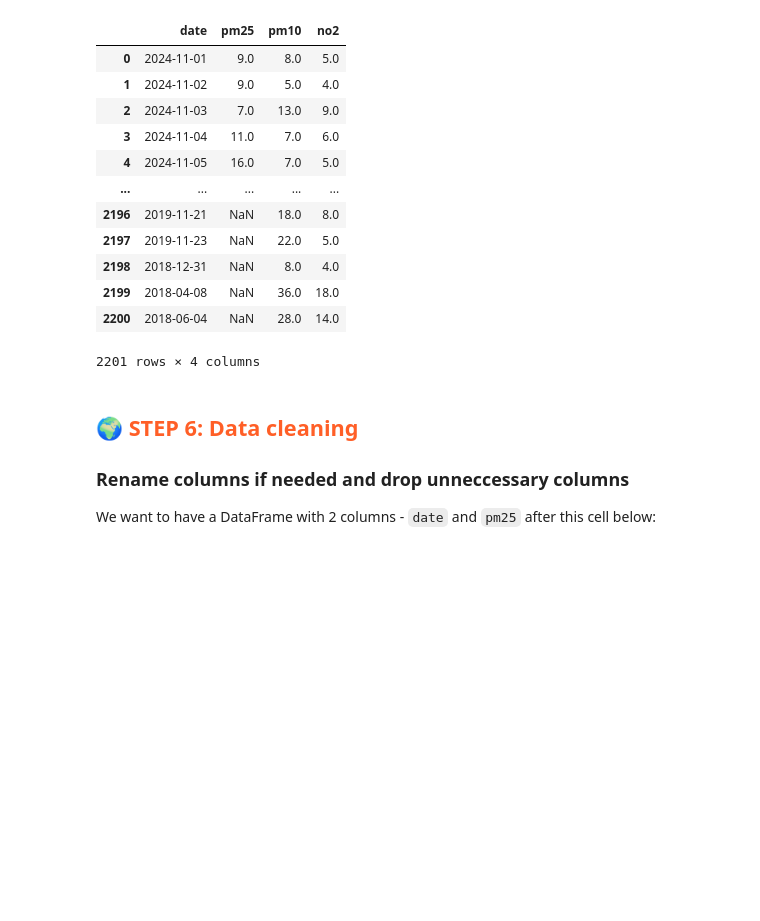
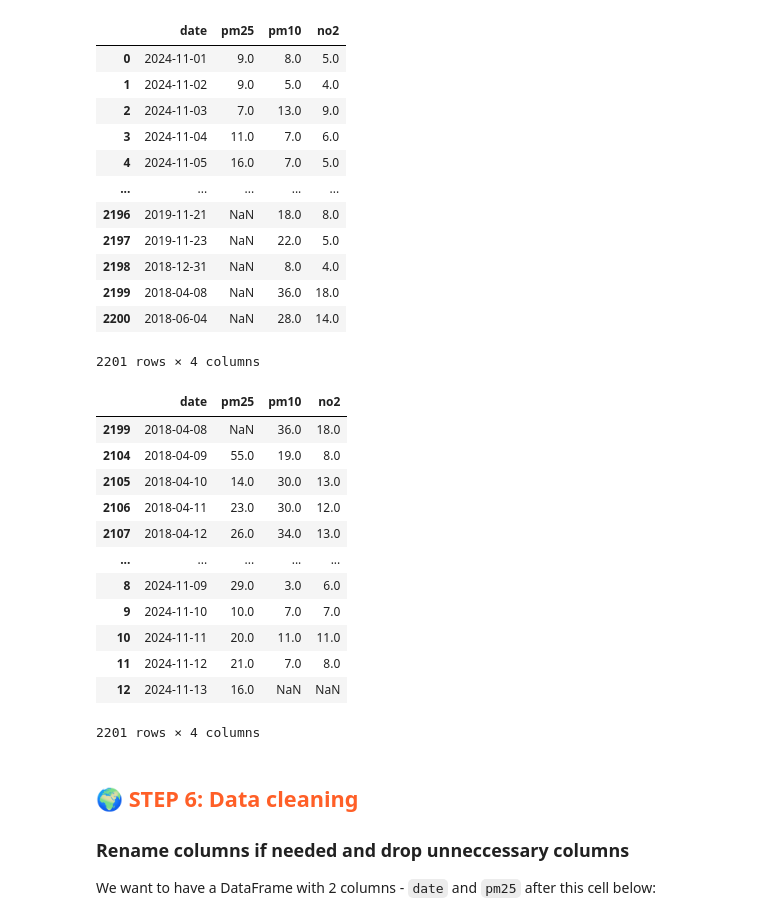
Before and after one commit to oskaralf/mlfs-book, a Jupyter notebook: notebooks/ch03/1_air_quality_feature_backfill.ipynb, the cells around one changed output. Saved outputs shown, nothing was run; the diff lists cells and outputs as text; code cells hidden in the pictures; blank space fills up the shorter version.

```diff
--- a/notebooks/ch03/1_air_quality_feature_backfill.ipynb
+++ b/notebooks/ch03/1_air_quality_feature_backfill.ipynb
@@ -211,6 +211,24 @@ df
 | 2199 | 2018-04-08 | NaN | 36.0 | 18.0 |
 | 2200 | 2018-06-04 | NaN | 28.0 | 14.0 |
 2201 rows × 4 columns
+# %%
+df = pd.read_csv(csv_file,  parse_dates=['date'], skipinitialspace=True)
+df = df.sort_values(by='date')
+df
+# %% [output]
+|  | date | pm25 | pm10 | no2 |
+| 2199 | 2018-04-08 | NaN | 36.0 | 18.0 |
+| 2104 | 2018-04-09 | 55.0 | 19.0 | 8.0 |
+| 2105 | 2018-04-10 | 14.0 | 30.0 | 13.0 |
+| 2106 | 2018-04-11 | 23.0 | 30.0 | 12.0 |
+| 2107 | 2018-04-12 | 26.0 | 34.0 | 13.0 |
+| ... | ... | ... | ... | ... |
+| 8 | 2024-11-09 | 29.0 | 3.0 | 6.0 |
+| 9 | 2024-11-10 | 10.0 | 7.0 | 7.0 |
+| 10 | 2024-11-11 | 20.0 | 11.0 | 11.0 |
+| 11 | 2024-11-12 | 21.0 | 7.0 | 8.0 |
+| 12 | 2024-11-13 | 16.0 | NaN | NaN |
+2201 rows × 4 columns
 # %% [markdown]
 ## <span style='color:#ff5f27'> 🌍 STEP 6: Data cleaning</span>
 
```
Also changed, not shown: parts of 4 cells of this notebook, 5 other files.
